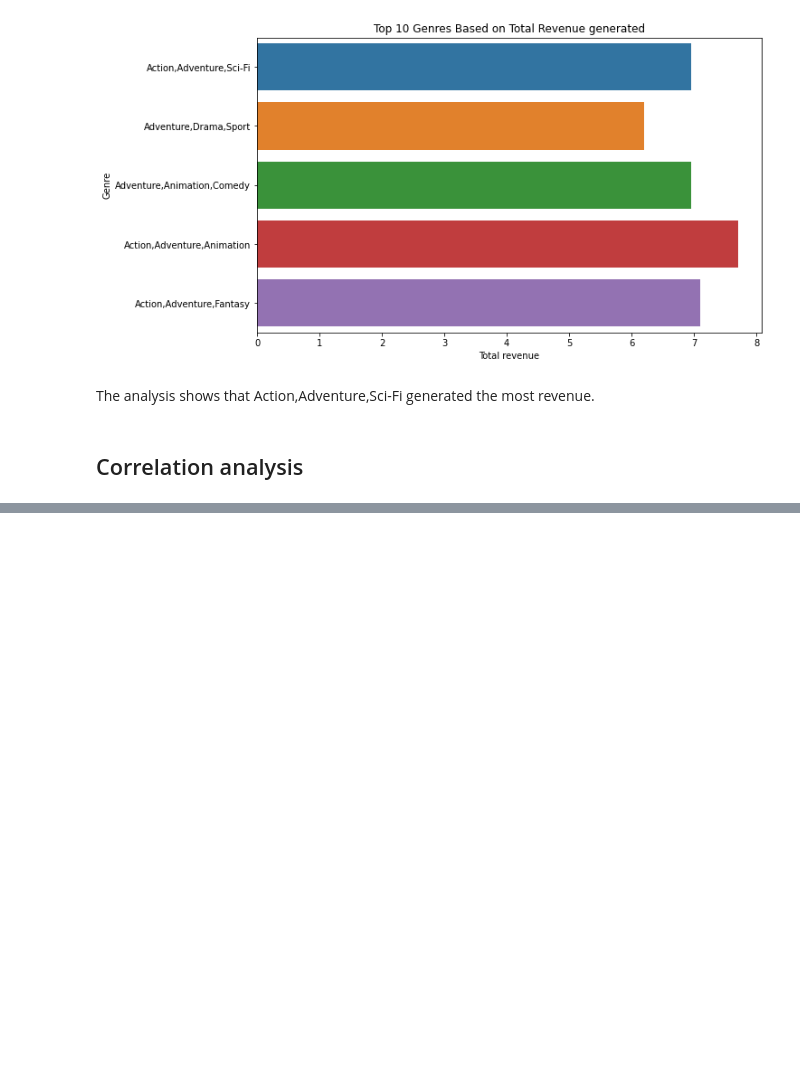
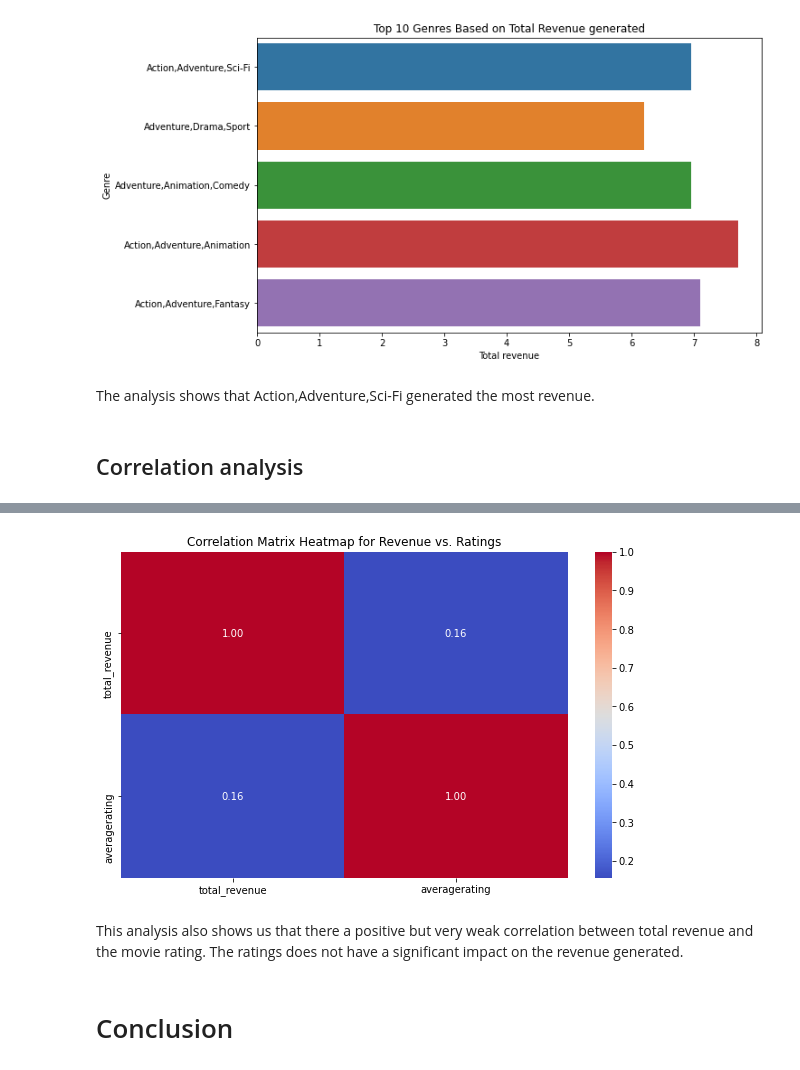
Before and after one commit to Kipsowe/dsc-phase-1-project, a Jupyter notebook: student.ipynb, the cells around one changed output, grey strips where cells are left out. Saved outputs shown, nothing was run; the diff lists cells and outputs as text; code cells hidden in the pictures; blank space fills up the shorter version.

```diff
--- a/student.ipynb
+++ b/student.ipynb
@@ -511,0 +551,16 @@ Here we are going to check the relationship between:
+# %%
+#Visualizing the correlation using a correlation heatmap
+RevRat_df = df[['total_revenue', 'averagerating']]
+correlation_matrix = RevRat_df.corr()
+
+plt.figure(figsize=(10, 6))
+sns.heatmap(correlation_matrix, annot=True, cmap='coolwarm', fmt=".2f")
+plt.title('Correlation Matrix Heatmap for Revenue vs. Ratings')
+plt.show()
+# %% [output]
+[figure, added]
+# %% [markdown]
+This analysis also shows us that there a positive but very weak correlation between total revenue and the movie rating.
+The ratings does not have a significant impact on the revenue generated.
+# %% [markdown]
+# Conclusion
```
Also changed, not shown: parts of 11 cells of this notebook.
